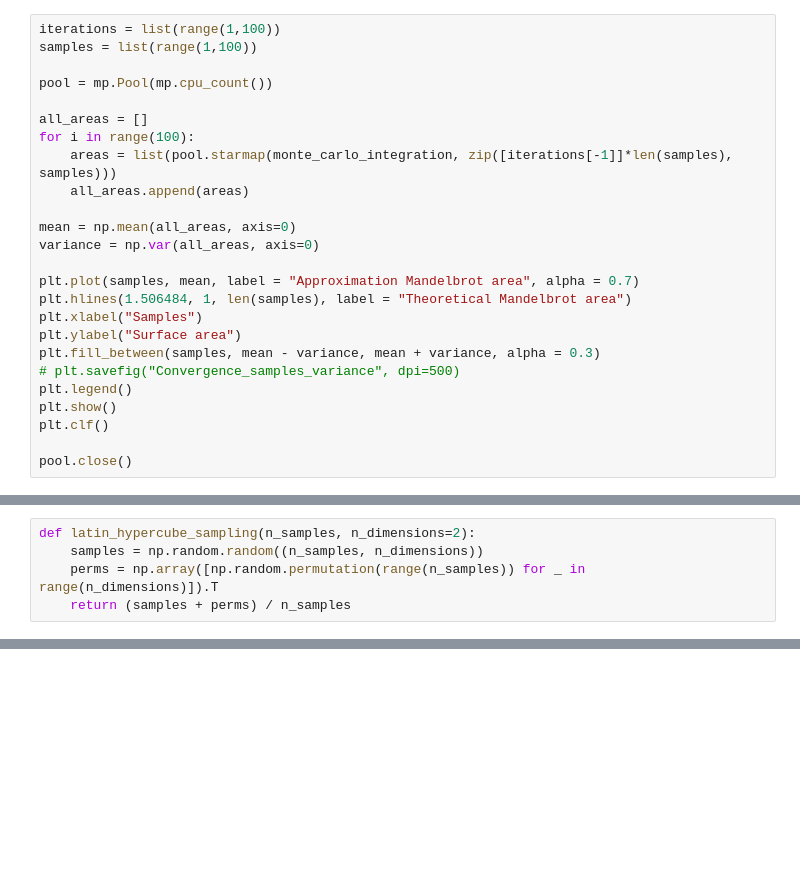
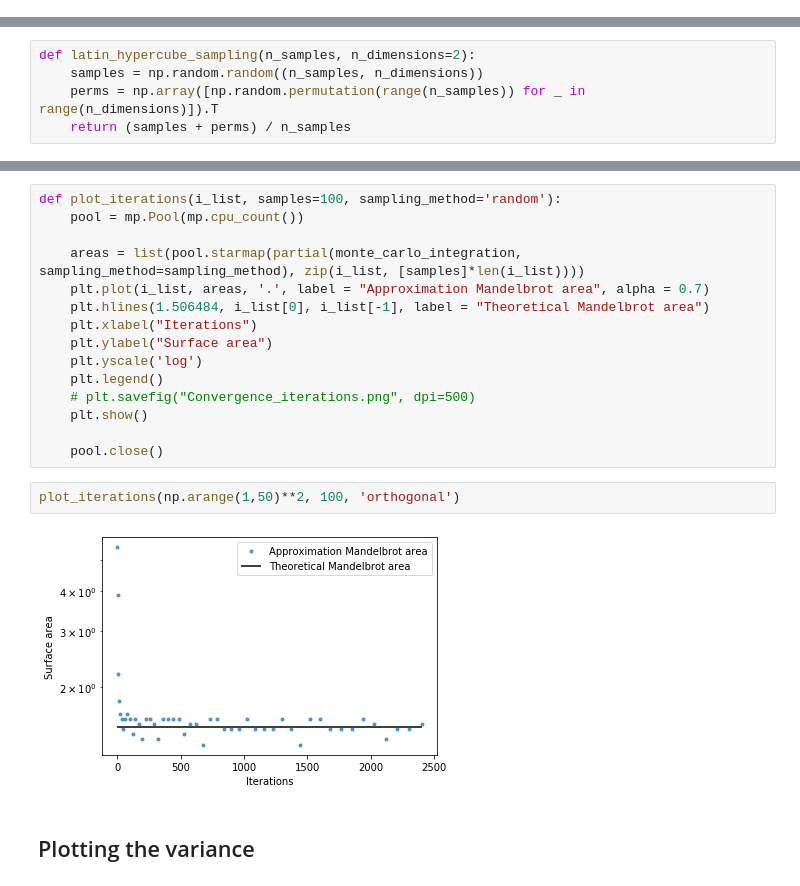
Before and after one commit to jurrew27/stochastic-simulation, a Jupyter notebook: Mandelbrot integration.ipynb, the cells around one changed output, grey strips where cells are left out. Drawn from its saved outputs; the diff is of its cells as text; blank space fills up the shorter version.

```diff
--- a/Mandelbrot integration.ipynb
+++ b/Mandelbrot integration.ipynb
@@ -105,25 +52,0 @@ plt.clf()
-# %%
-iterations = list(range(1,100))
-samples = list(range(1,100))
-
-pool = mp.Pool(mp.cpu_count())
-
-all_areas = []
-for i in range(100):
-    areas = list(pool.starmap(monte_carlo_integration, zip([iterations[-1]]*len(samples), samples)))
-    all_areas.append(areas)
-
-mean = np.mean(all_areas, axis=0)
-variance = np.var(all_areas, axis=0)
-
-plt.plot(samples, mean, label = "Approximation Mandelbrot area", alpha = 0.7)
-plt.hlines(1.506484, 1, len(samples), label = "Theoretical Mandelbrot area")
-plt.xlabel("Samples")
-plt.ylabel("Surface area")
-plt.fill_between(samples, mean - variance, mean + variance, alpha = 0.3)
-# plt.savefig("Convergence_samples_variance", dpi=500)
-plt.legend()
-plt.show()
-plt.clf()
-
-pool.close()
@@ -174,0 +94,21 @@ pool.close()
+# %%
+def plot_iterations(i_list, samples=100, sampling_method='random'):
+    pool = mp.Pool(mp.cpu_count())
+
+    areas = list(pool.starmap(partial(monte_carlo_integration, sampling_method=sampling_method), zip(i_list, [samples]*len(i_list))))
+    plt.plot(i_list, areas, '.', label = "Approximation Mandelbrot area", alpha = 0.7)
+    plt.hlines(1.506484, i_list[0], i_list[-1], label = "Theoretical Mandelbrot area")
+    plt.xlabel("Iterations")
+    plt.ylabel("Surface area")
+    plt.yscale('log')
+    plt.legend()
+    # plt.savefig("Convergence_iterations.png", dpi=500)
+    plt.show()
+
+    pool.close()
+# %%
+plot_iterations(np.arange(1,50)**2, 100, 'orthogonal')
+# %% [output]
+[figure, added]
+# %% [markdown]
+## Plotting the variance
```
Also changed, not shown: parts of 17 cells of this notebook.
